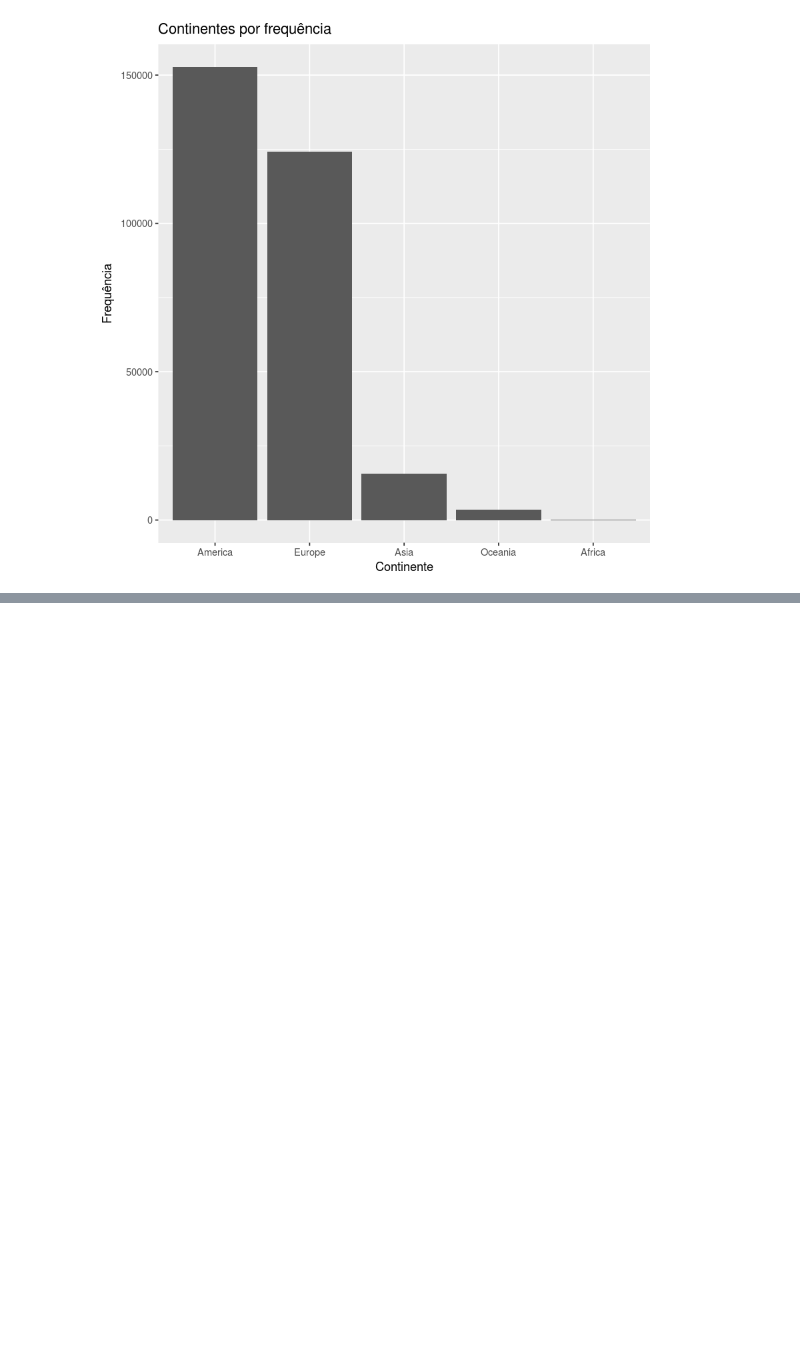
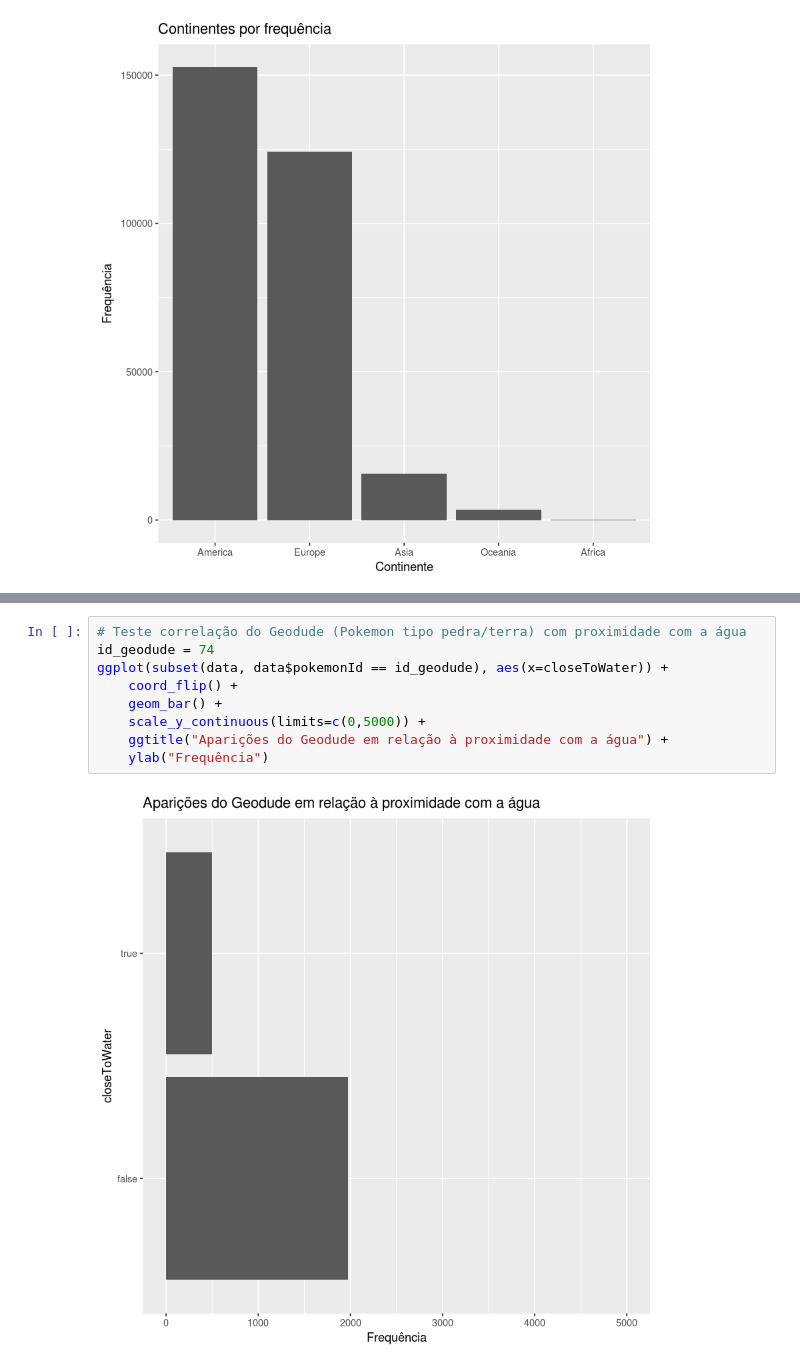
Before and after one commit to E-Trindade/predict-em-all, a Jupyter notebook: Pokemon.ipynb, the cells around one changed output, grey strips where cells are left out. Cells and saved outputs as stored; diff of their text form; blank space fills up the shorter version.

```diff
--- a/Pokemon.ipynb
+++ b/Pokemon.ipynb
@@ -234,0 +287,11 @@ plot(data[,c('rural', 'urban')])
+# %%
+# Teste correlação do Geodude (Pokemon tipo pedra/terra) com proximidade com a água
+id_geodude = 74
+ggplot(subset(data, data$pokemonId == id_geodude), aes(x=closeToWater)) +
+    coord_flip() +
+    geom_bar() +
+    scale_y_continuous(limits=c(0,5000)) +
+    ggtitle("Aparições do Geodude em relação à proximidade com a água") +
+    ylab("Frequência")
+# %% [output]
+[figure, added]
```
Also changed, not shown: parts of 17 cells of this notebook, 1 other file.
